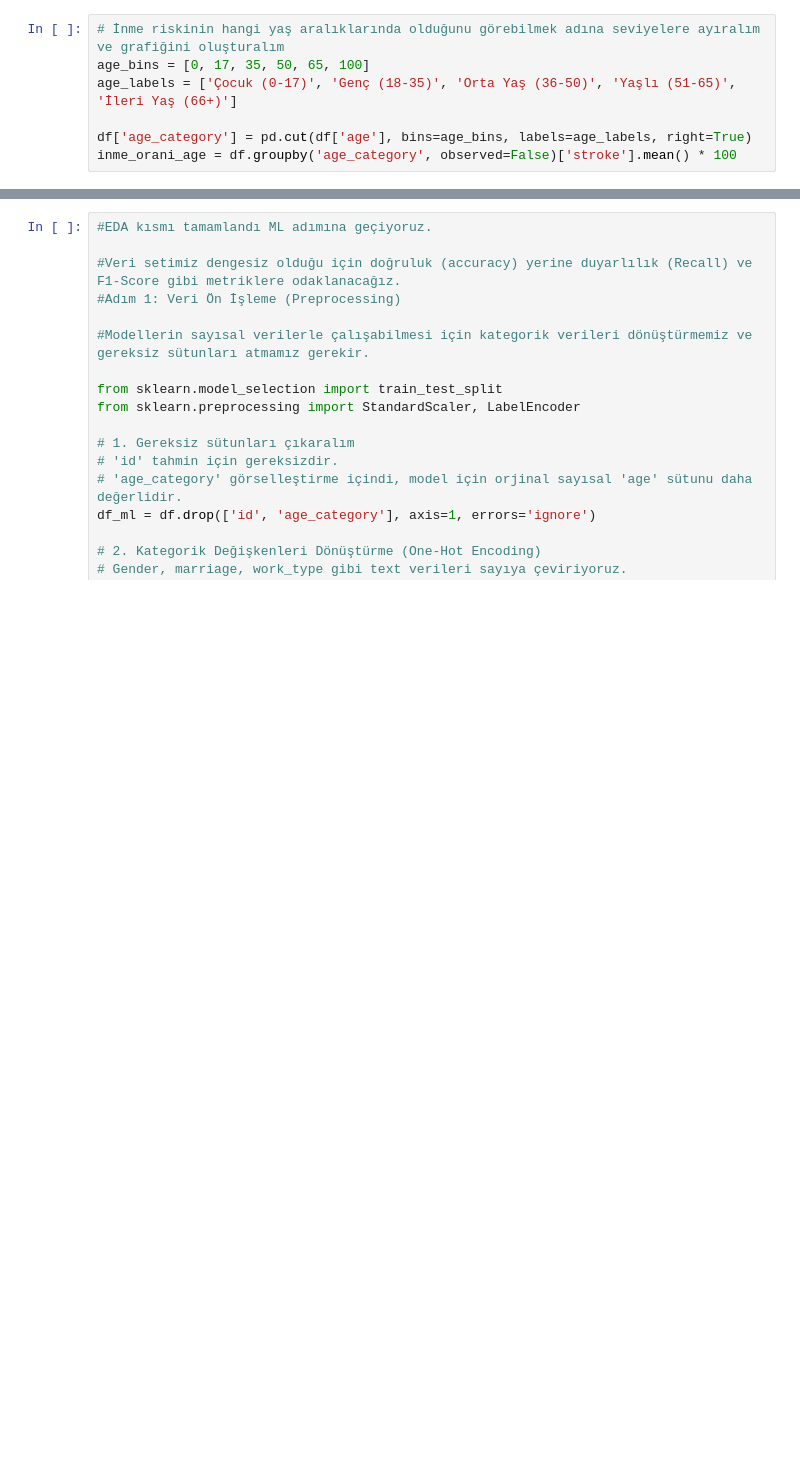
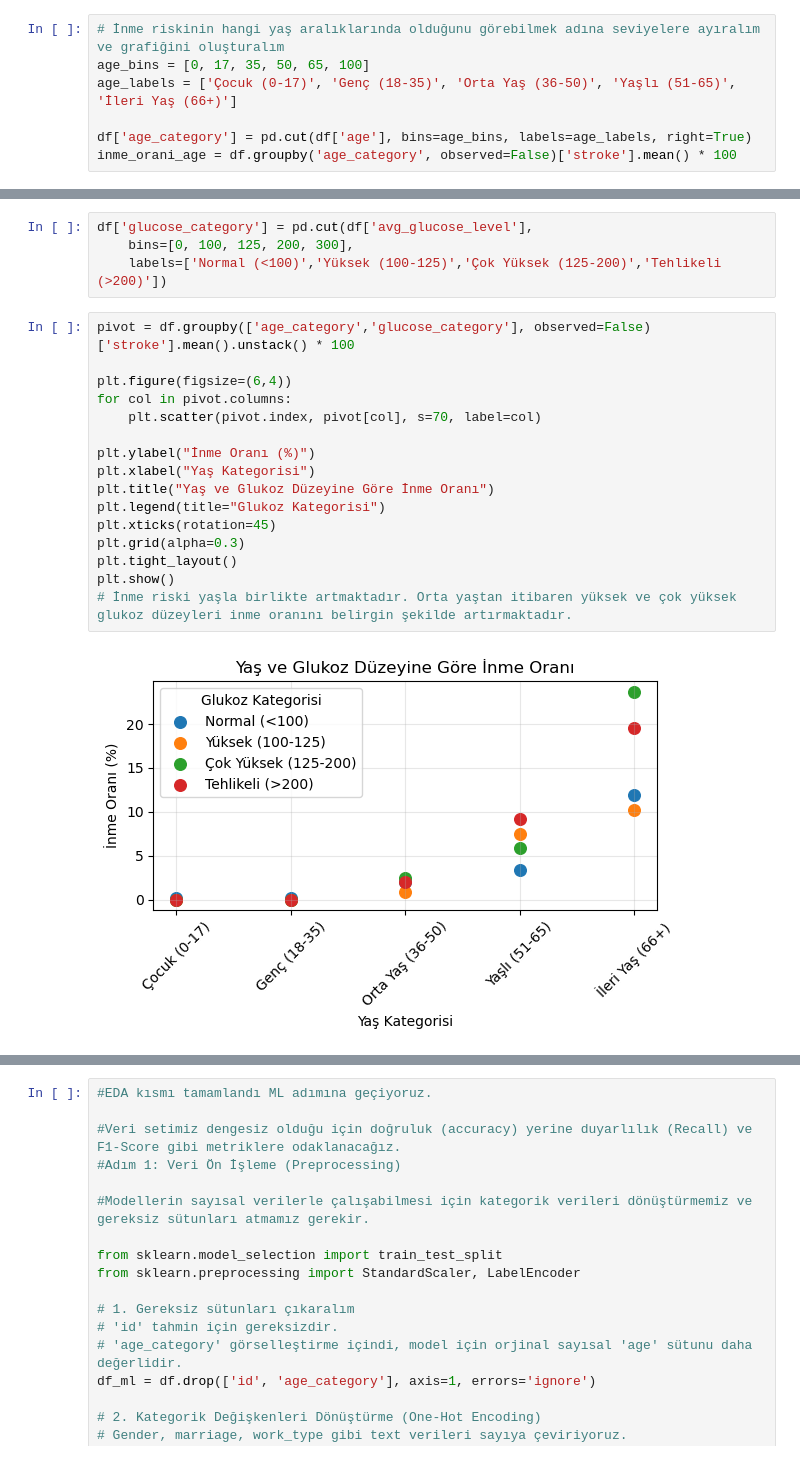
Before and after one commit to eylulkilic/Gelecek-Hayalim-W-Code-2.0-Veri-Bilimi-ve-Yapay-Zeka-At-lyesi-3.-D-nem, a Jupyter notebook: gelecek-hayalim.ipynb, the cells around one changed output, grey strips where cells are left out. Saved outputs shown, nothing was run; the diff lists cells and outputs as text; blank space fills up the shorter version.

```diff
--- a/gelecek-hayalim.ipynb
+++ b/gelecek-hayalim.ipynb
@@ -309,3 +472,25 @@ sns.heatmap(df[['age','bmi','avg_glucose_level','hypertension','heart_disease','
+# %%
+df['glucose_category'] = pd.cut(df['avg_glucose_level'],
+    bins=[0, 100, 125, 200, 300],
+    labels=['Normal (<100)','Yüksek (100-125)','Çok Yüksek (125-200)','Tehlikeli (>200)'])
+# %%
+pivot = df.groupby(['age_category','glucose_category'], observed=False)['stroke'].mean().unstack() * 100
+
+plt.figure(figsize=(6,4))
+for col in pivot.columns:
+    plt.scatter(pivot.index, pivot[col], s=70, label=col)
+
+plt.ylabel("İnme Oranı (%)")
+plt.xlabel("Yaş Kategorisi")
+plt.title("Yaş ve Glukoz Düzeyine Göre İnme Oranı")
+plt.legend(title="Glukoz Kategorisi")
+plt.xticks(rotation=45)
+plt.grid(alpha=0.3)
+plt.tight_layout()
+plt.show()
+# İnme riski yaşla birlikte artmaktadır. Orta yaştan itibaren yüksek ve çok yüksek glukoz düzeyleri inme oranını belirgin şekilde artırmaktadır.
+# %% [output]
+[figure, added]
 # %%
 #Yaş aralıklarına göre hipertansiyonu olan kişilerin ve olmayan kişilerin inme geçirme oranı
 pivot = df.groupby(['age_category','hypertension'],observed=False)['stroke'].mean().unstack() * 100
```
Also changed, not shown: parts of 41 cells of this notebook.
